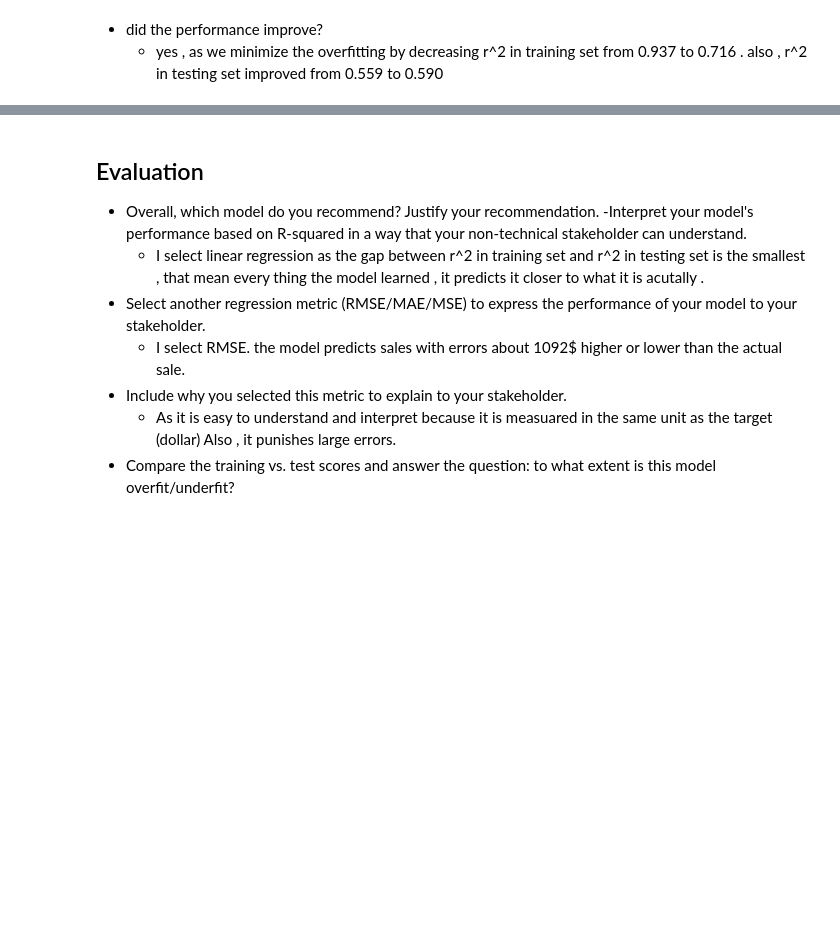
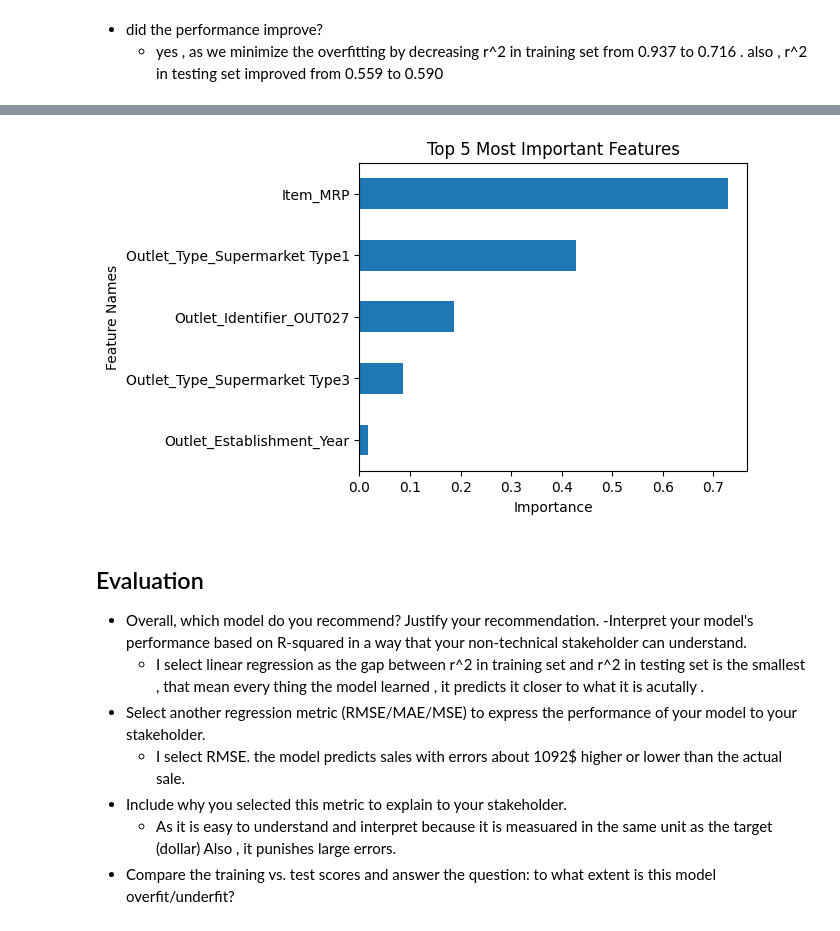
Before and after one commit to dina-masry/Prediction-of-Product-Sales, a Jupyter notebook: Prediction_of_Product_Sales.ipynb, the cells around one changed output, grey strips where cells are left out. Saved outputs shown, nothing was run; the diff lists cells and outputs as text; code cells hidden in the pictures; blank space fills up the shorter version.

```diff
--- a/Prediction_of_Product_Sales.ipynb
+++ b/Prediction_of_Product_Sales.ipynb
@@ -1706,5 +1705,7 @@ Regression Metrics: Test Data
 # %%
-def plot_importance(importances, top_n=None,  figsize=(8,6)):
+def plot_importance_color(importances, top_n=None,  figsize=(5,4),
+                          color_dict=None):
+
     # sorting with asc=false for correct order of bars
     if top_n==None:
         ## sort all features and set title
@@ -1714,10 +1715,20 @@ def plot_importance(importances, top_n=None,  figsize=(8,6)):
         ## sort features and keep top_n and set title
         plot_vals = importances.sort_values().tail(top_n)
         title = f"Top {top_n} Most Important Features"
-    ## plotting top N importances
-    ax = plot_vals.plot(kind='barh', figsize=figsize)
+    ## create plot with colors, if provided
+    if color_dict is not None:
+        ## Getting color list and saving to plot_kws
+        colors = plot_vals.index.map(color_dict)
+        ax = plot_vals.plot(kind='barh', figsize=figsize, color=colors)
+
+    else:
+        ## create plot without colors, if not provided
+        ax = plot_vals.plot(kind='barh', figsize=figsize)
+
+    # set titles and axis labels
     ax.set(xlabel='Importance',
-            ylabel='Feature Names',
-            title=title)
+           ylabel='Feature Names',
+           title=title)
+
     ## return ax in case want to continue to update/modify figure
     return ax
@@ -1745,0 +1735,6 @@ ValueError: Length of values (39) does not match length of index (35)
+# %%
+from sklearn.inspection import permutation_importance
+r = permutation_importance(best_rf_reg, X_test_processed, y_test, n_repeats=5, random_state=42)
+permutation_importance = pd.Series(r.importances_mean, index=X_test_processed.columns,name='permutation importance')
+permutation_importance = permutation_importance.sort_values(ascending= False)
+permutation_importance
@@ -1746,3 +1760,7 @@ ValueError: Length of values (39) does not match length of index (35)
+# %%
+plot_importance_color(permutation_importance, top_n=5);
+# %% [output]
+[figure, added]
 # %% [markdown]
 ## Evaluation
 - Overall, which model do you recommend? Justify your recommendation.
```
Also changed, not shown: parts of 15 cells of this notebook.
